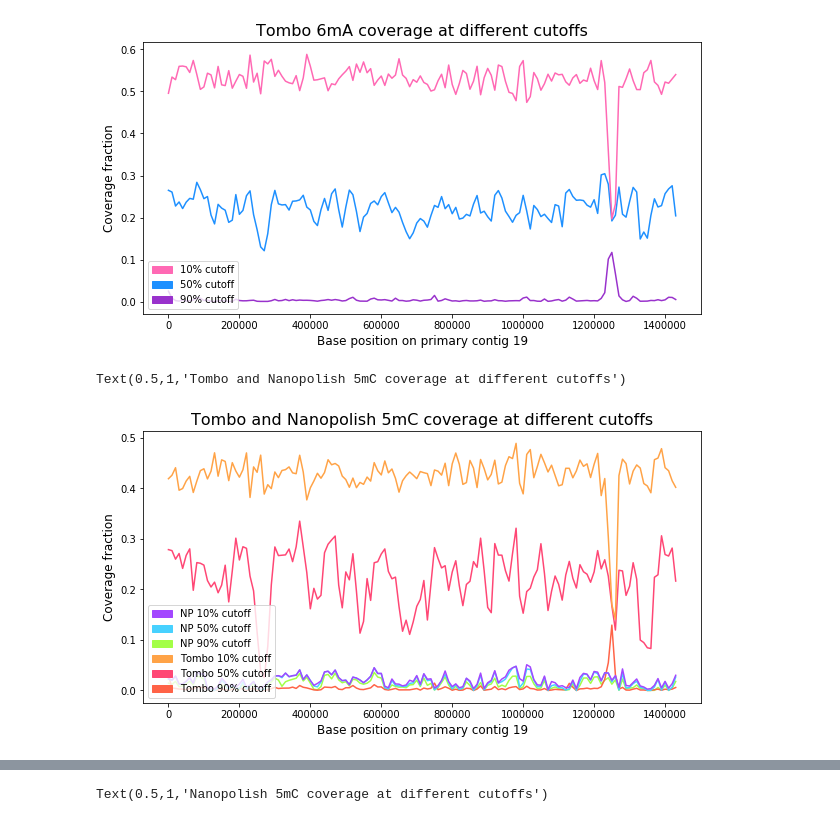
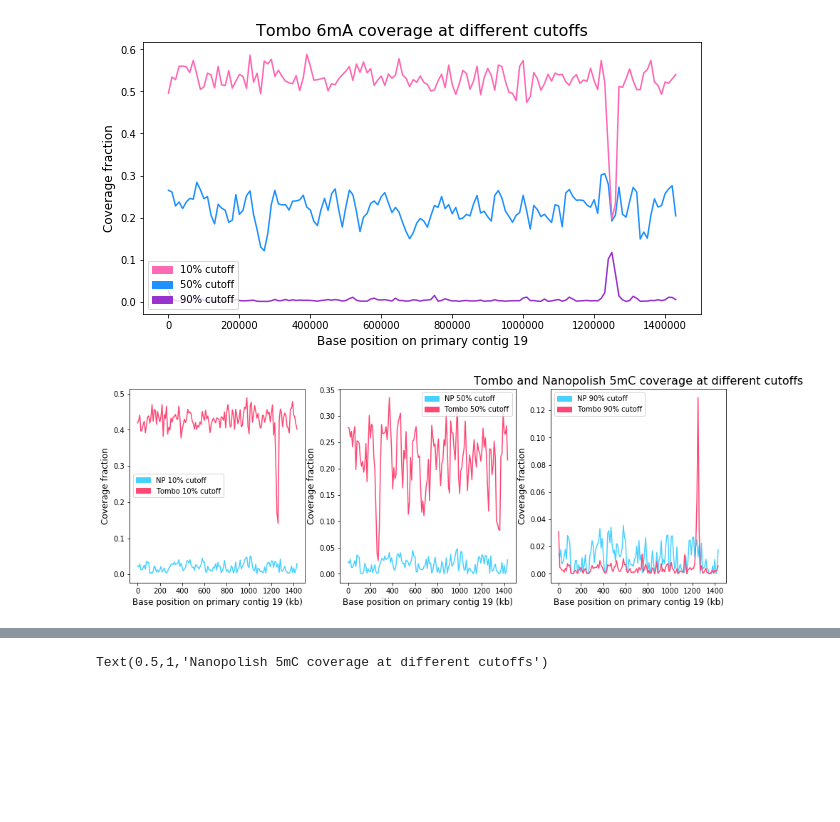
Before and after one commit to BenjaminSchwessinger/Honours_year, a Jupyter notebook: fisher/methylation/Coverage_graphs_test.ipynb, the cells around one changed output, grey strips where cells are left out. Saved outputs shown, nothing was run; the diff lists cells and outputs as text; code cells hidden in the pictures; blank space fills up the shorter version.

Commit message:
Made three in one graph. 24/08/2018.

```diff
--- a/fisher/methylation/Coverage_graphs_test.ipynb
+++ b/fisher/methylation/Coverage_graphs_test.ipynb
@@ -267,29 +267,50 @@ plt.title("Tombo 6mA coverage at different cutoffs", fontsize=16)
 # %% [output]
 Text(0.5,1,'Tombo 6mA coverage at different cutoffs')
 [figure]
-# %%
-fig, ax = plt.subplots(1,3,figsize=(10, 5))
-np_5mC_90_10kb_df.plot(y='Fraction', x='Window Start', kind='line', ax=ax[0,2], color='#a3ff47')
-tmb_5mC_90_10kb_df.plot(y='Fraction', x='Window Start', kind='line', ax=ax[0,2], color='#ff6347')
-
-np_5mC_50_10kb_df.plot(y='Fraction', x='Window Start', kind='line', ax=ax[0,1], color='#47d1ff')
-tmb_5mC_50_10kb_df.plot(y='Fraction', x='Window Start', kind='line', ax=ax[0,1], color='#ff4775')
-
-np_5mC_10kb_df.plot(y='Fraction', x='Window Start', kind='line', ax=ax[0,0], color='#a347ff')
-tmb_5mC_10kb_df.plot(y='Fraction', x='Window Start', kind='line', ax=ax[0,0], color='#ffa347')
-
-#Legend
-n_90 = mpatches.Patch(color='#a3ff47', label='NP 90% cutoff')
-n_50 = mpatches.Patch(color='#47d1ff', label='NP 50% cutoff')
-n_10 = mpatches.Patch(color='#a347ff', label='NP 10% cutoff')
-c_90 = mpatches.Patch(color='#ff6347', label='Tombo 90% cutoff')
-c_50 = mpatches.Patch(color='#ff4775', label='Tombo 50% cutoff')
-c_10 = mpatches.Patch(color='#ffa347', label='Tombo 10% cutoff')
-plt.legend(handles=[n_10, n_50, n_90, c_10, c_50, c_90], loc = 'lower left', fontsize=10)
-plt.tick_params(labelsize=10)
-plt.ylabel('Coverage fraction', fontsize=12)
-plt.xlabel('Base position on primary contig 19', fontsize=12)
-plt.title("Tombo and Nanopolish 5mC coverage at different cutoffs", fontsize=16)
-# %% [output]
-Text(0.5,1,'Tombo and Nanopolish 5mC coverage at different cutoffs')
-[figure, removed]
+# %%
+# still need to centre the title
+fig, ax = plt.subplots(nrows=1, ncols=3, figsize=(15, 5))
+
+#set data
+x = x_values
+np_10 = np_5mC_10kb_df['Fraction']
+tmb_10 = tmb_5mC_10kb_df['Fraction']
+np_50 = np_5mC_50_10kb_df['Fraction']
+tmb_50 = tmb_5mC_50_10kb_df['Fraction']
+np_90 = np_5mC_90_10kb_df['Fraction']
+tmb_90 = tmb_5mC_90_10kb_df['Fraction']
+
+
+ax[0].set_xlabel('Base position on primary contig 19 (kb)', fontsize=12)
+ax[0].set_ylabel('Coverage fraction', fontsize=12)
+ax[0].tick_params(axis='both', labelsize=10)
+ax[0].plot(x, np_10, color='#47d1ff')
+ax[0].plot(x, tmb_10, color='#ff4775')
+n_10 = mpatches.Patch(color='#47d1ff', label='NP 10% cutoff')
+c_10 = mpatches.Patch(color='#ff4775', label='Tombo 10% cutoff')
+ax[0].legend(handles=[n_10,c_10], loc = 'best', fontsize=10)
+
+ax[1].set_xlabel('Base position on primary contig 19 (kb)', fontsize=12)
+ax[1].set_ylabel('Coverage fraction', fontsize=12)
+ax[1].tick_params(axis='both', labelsize=10)
+ax[1].plot(x, np_50, color='#47d1ff')
+ax[1].plot(x, tmb_50, color='#ff4775')
+n_50 = mpatches.Patch(color='#47d1ff', label='NP 50% cutoff')
+c_50 = mpatches.Patch(color='#ff4775', label='Tombo 50% cutoff')
+ax[1].legend(handles=[n_50,c_50], loc = 'best', fontsize=10)
+
+ax[2].set_xlabel('Base position on primary contig 19 (kb)', fontsize=12)
+ax[2].set_ylabel('Coverage fraction', fontsize=12)
+ax[2].tick_params(axis='both', labelsize=10)
+ax[2].plot(x, np_90, color='#47d1ff')
+ax[2].plot(x, tmb_90, color='#ff4775')
+n_90 = mpatches.Patch(color='#47d1ff', label='NP 90% cutoff')
+c_90 = mpatches.Patch(color='#ff4775', label='Tombo 90% cutoff')
+ax[2].legend(handles=[n_90,c_90], loc = 'best', fontsize=10)
+
+
+plt.title("Tombo and Nanopolish 5mC coverage at different cutoffs", fontsize=16, loc = 'center')
+
+plt.show()
+# %% [output]
+[figure, added]
```
Also changed, not shown: parts of 1 cell of this notebook.
